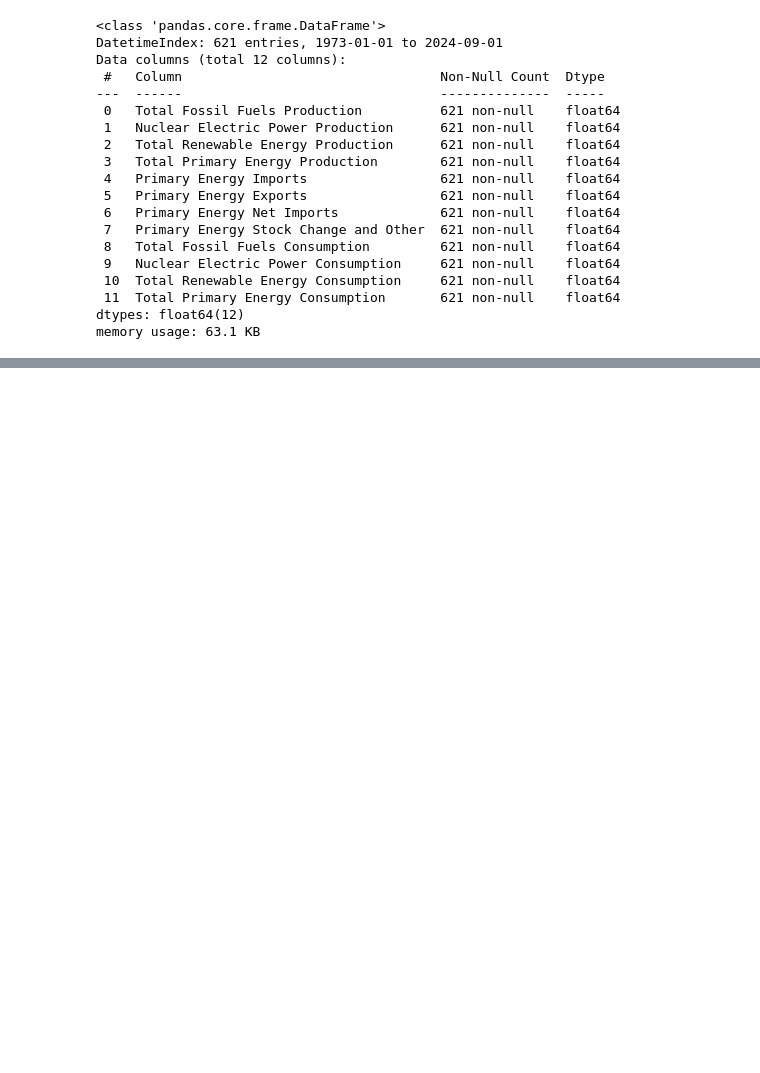
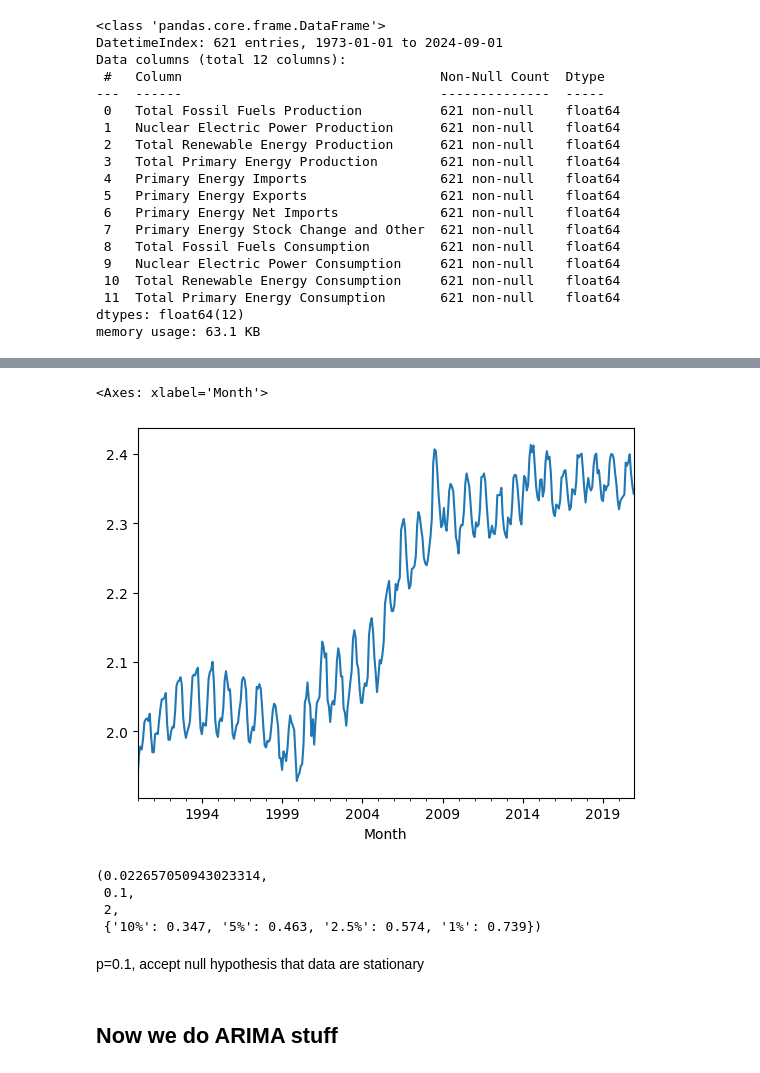
Before and after one commit to bktakacs/springboard_dsc_capstone3, a Jupyter notebook: first.ipynb, the cells around one changed output, grey strips where cells are left out. Saved outputs shown, nothing was run; the diff lists cells and outputs as text; code cells hidden in the pictures; blank space fills up the shorter version.

Commit message:
ARIMA analysis

```diff
--- a/first.ipynb
+++ b/first.ipynb
@@ -87,0 +234,18 @@ memory usage: 63.1 KB
+# %%
+ylog = np.log(y)
+ylog.plot()
+# %% [output]
+<Axes: xlabel='Month'>
+[figure, added]
+# %%
+ylogdiff = ylog.diff().dropna()
+kpss(ylogdiff)
+# %% [output]
+(0.022657050943023314,
+ 0.1,
+ 2,
+ {'10%': 0.347, '5%': 0.463, '2.5%': 0.574, '1%': 0.739})
+# %% [markdown]
+p=0.1, accept null hypothesis that data are stationary
+# %% [markdown]
+## __Now we do ARIMA stuff__
```
Also changed, not shown: parts of 24 cells of this notebook.
